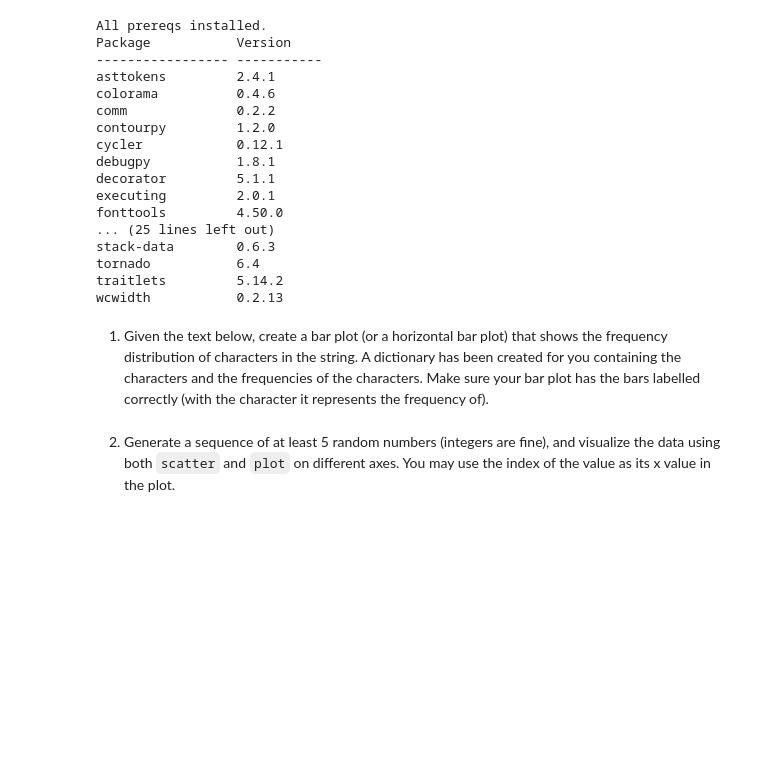
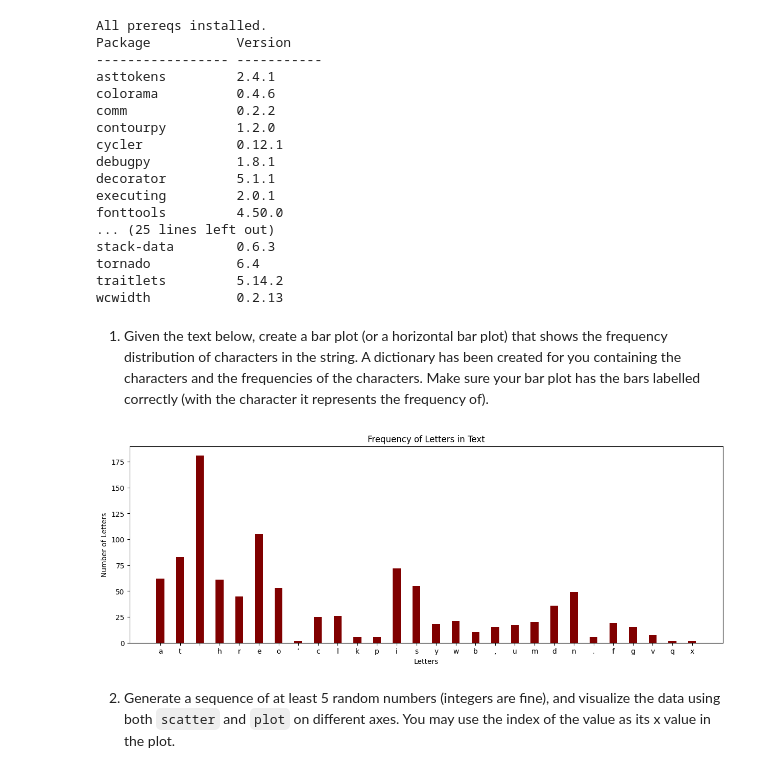
Before and after one commit to tsngh/pyplot, a Jupyter notebook: pyplot.ipynb, the cells around one changed output. Saved outputs shown, nothing was run; the diff lists cells and outputs as text; code cells hidden in the pictures; blank space fills up the shorter version.

```diff
--- a/pyplot.ipynb
+++ b/pyplot.ipynb
@@ -53,8 +53,18 @@ Make sure your bar plot has the bars labelled correctly (with the character it r
 # %%
 from collections import Counter
 TEXT = "At three o’clock precisely I was at Baker Street, but Holmes had not yet returned. The landlady informed me that he had left the house shortly after eight o’clock in the morning. I sat down beside the fire, however, with the intention of awaiting him, however long he might be. I was already deeply interested in his inquiry, for, though it was surrounded by none of the grim and strange features which were associated with the two crimes which I have already recorded, still, the nature of the case and the exalted station of his client gave it a character of its own. Indeed, apart from the nature of the investigation which my friend had on hand, there was something in his masterly grasp of a situation, and his keen, incisive reasoning, which made it a pleasure to me to study his system of work, and to follow the quick, subtle methods by which he disentangled the most inextricable mysteries. So accustomed was I to his invariable success that the very possibility of his failing had ceased to enter into my head.".lower()
 letter_freq = dict(Counter(TEXT))
 
 # make a bar plot with an appropriate title, correct xtick labels, and labeled axes
+
+plt.figure(figsize=(15,5))
+plt.bar(letter_freq.keys(), letter_freq.values(), color= 'maroon',
+        width= .4)
+plt.xlabel("Letters")
+plt.ylabel("Number of Letters")
+plt.title("Frequency of Letters in Text")
+plt.show()
+# %% [output]
+[figure, added]
 # %% [markdown]
 2. Generate a sequence of at least 5 random numbers (integers are fine), and visualize the data using both `scatter` and `plot` on different axes.  You may use the index of the value as its x value in the plot.
```
Also changed, not shown: parts of 3 cells of this notebook.
